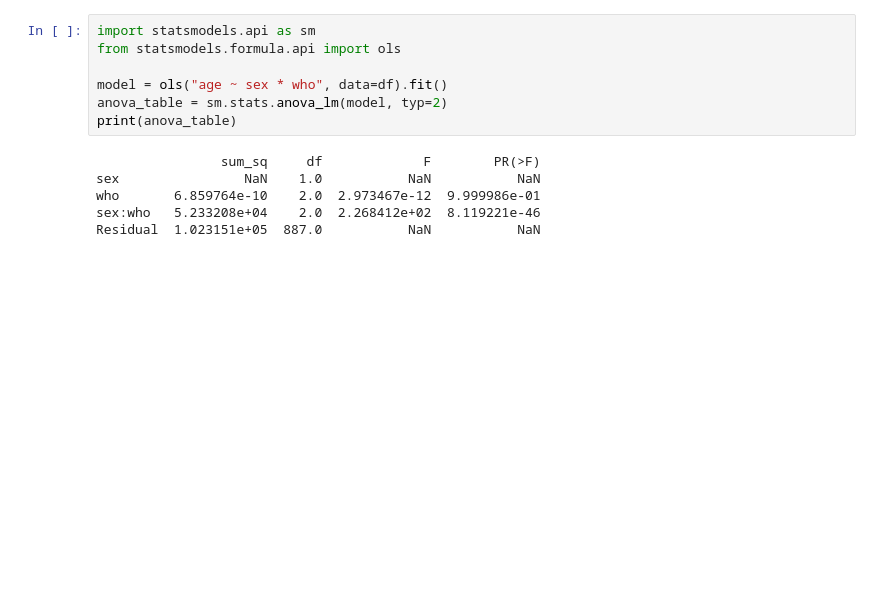
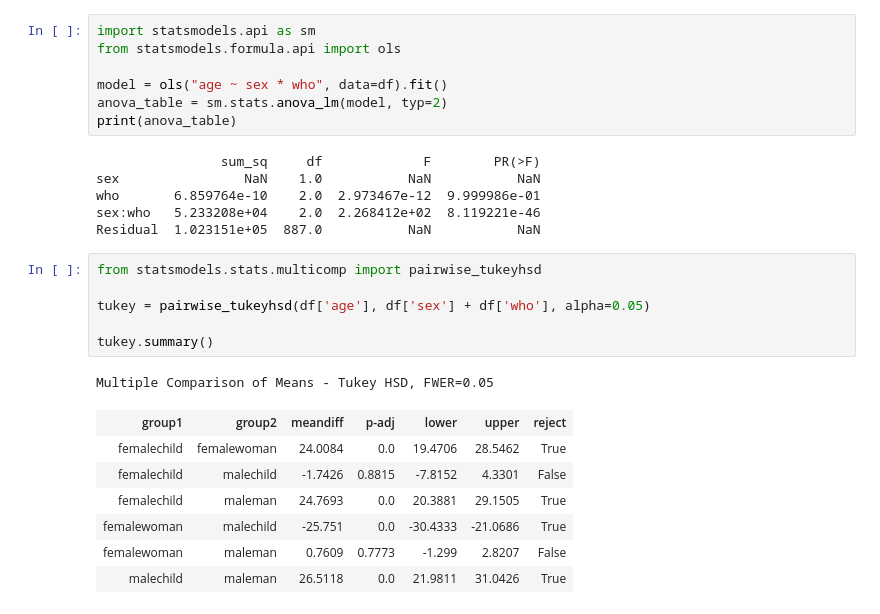
Before and after one commit to Saifullah785/statistics-for-data-science-journey, a Jupyter notebook: Lecture_07_Case_Study/Lecture_07_Case_Study.ipynb, the cells around one changed output. Drawn from its saved outputs; the diff is of its cells as text; blank space fills up the shorter version.

```diff
--- a/Lecture_07_Case_Study/Lecture_07_Case_Study.ipynb
+++ b/Lecture_07_Case_Study/Lecture_07_Case_Study.ipynb
@@ -261,3 +265,18 @@ sex                NaN    1.0           NaN           NaN
 who       6.859764e-10    2.0  2.973467e-12  9.999986e-01
 sex:who   5.233208e+04    2.0  2.268412e+02  8.119221e-46
 Residual  1.023151e+05  887.0           NaN           NaN
+# %%
+from statsmodels.stats.multicomp import pairwise_tukeyhsd
+
+tukey = pairwise_tukeyhsd(df['age'], df['sex'] + df['who'], alpha=0.05)
+
+tukey.summary()
+# %% [output]
+Multiple Comparison of Means - Tukey HSD, FWER=0.05
+| group1 | group2 | meandiff | p-adj | lower | upper | reject |
+| femalechild | femalewoman | 24.0084 | 0.0 | 19.4706 | 28.5462 | True |
+| femalechild | malechild | -1.7426 | 0.8815 | -7.8152 | 4.3301 | False |
+| femalechild | maleman | 24.7693 | 0.0 | 20.3881 | 29.1505 | True |
+| femalewoman | malechild | -25.751 | 0.0 | -30.4333 | -21.0686 | True |
+| femalewoman | maleman | 0.7609 | 0.7773 | -1.299 | 2.8207 | False |
+| malechild | maleman | 26.5118 | 0.0 | 21.9811 | 31.0426 | True |
```
Also changed, not shown: parts of 1 cell of this notebook.
